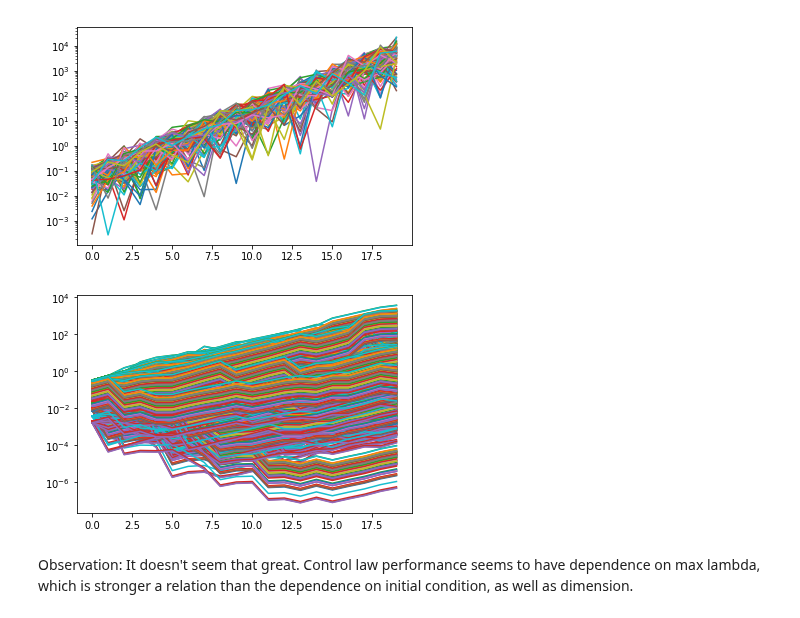
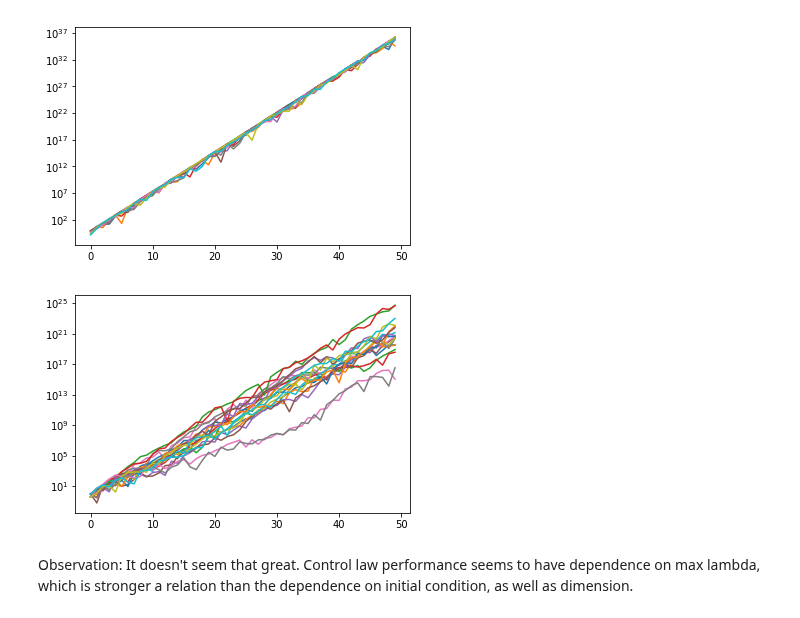
Before and after one commit to rahularya50/control-proj, a Jupyter notebook: Jupyter Notebooks/Control Law.ipynb, the cells around one changed output. Saved outputs shown, nothing was run; the diff lists cells and outputs as text; code cells hidden in the pictures.

Commit message:
Added genie spin simulation

```diff
--- a/Jupyter Notebooks/Control Law.ipynb
+++ b/Jupyter Notebooks/Control Law.ipynb
@@ -8,12 +8,12 @@ import matplotlib.pyplot as plt
 from linalg_helper import *
 from plot_helper import *
 # %%
-dim = 100
-N = 20
-trials = 100
+dim = 2
+N = 50
+trials = 10
 is_aligned_with_max_eigvec = True;
 # %%
-A = make_random_diagonal_matrix(dim, 1.8, 0.0, 1)
+A = make_random_diagonal_matrix(dim, 10, 0.5, 1)
 Q = make_random_subspace(dim, dim)
 A_bar = Q @ A @ Q.T
 
@@ -26,7 +26,7 @@ max_eig = np.diag(A)[max_eig_index]
 
 max_eig_mat = max_eig * np.outer(max_eigvec, max_eigvec)
 
-K = - (dim + 2)/3 * max_eig_mat
+K = - np.mean(np.diag(A))*np.eye(dim)
 
 if is_aligned_with_max_eigvec:
     x_init = np.array(max_eigvec)
@@ -46,5 +46,15 @@ def obs_trial_law(obs_vecs, trial):
         d_t = obs_vecs[N*trial + i, :]
         return (K @ np.outer(d_t, d_t)).dot(state_row)
     return law
+
+def simulate_controlled_response_genie(A, N, x_init, law):
+    dim = A.shape[0]
+    x = np.zeros([N, dim])
+    x[0, :] = x_init
+    for i in range(N-1):
+        Q = make_random_subspace(dim, dim)
+        unrotated = A.dot(x[i,:])+law(i, x[i,:])
+        x[i+1, :] = Q.dot(unrotated)
+    return x
 # %% [output]
 10 largest eigenvalues of matrix
@@ -61,18 +63,18 @@ def obs_trial_law(obs_vecs, trial):
 # %%
 obs_vecs = np.array([make_random_direction(dim) for i in range (N*trials)])
 obs = np.array([np.einsum('ij,ij->i', obs_vecs[N*i:N*(i+1), :], x_free) for i in range (trials)])
 plt.plot(abs(obs.T))
 plt.yscale('log');
 
-x_cont = np.array([simulate_controlled_response(A_bar, N, x_init, obs_trial_law(obs_vecs, i)) for i in range(trials)])
+x_cont = np.array([simulate_controlled_response_genie(A_bar, N, x_init, obs_trial_law(obs_vecs, i)) for i in range(trials)])
 # %% [output]
-[figure, old version]
+[figure, new version]
 # %%
 for i in range(trials):
     plt.plot(abs(x_cont[i,:,:]))
     plt.yscale('log');
 # %% [output]
-[figure, old version]
+[figure, new version]
 # %% [markdown]
 Observation: It doesn't seem that great. Control law performance seems to have dependence on max lambda, which is stronger a relation than the dependence on initial condition, as well as dimension.
 # %%
```
Also changed, not shown: parts of 2 cells of this notebook.
